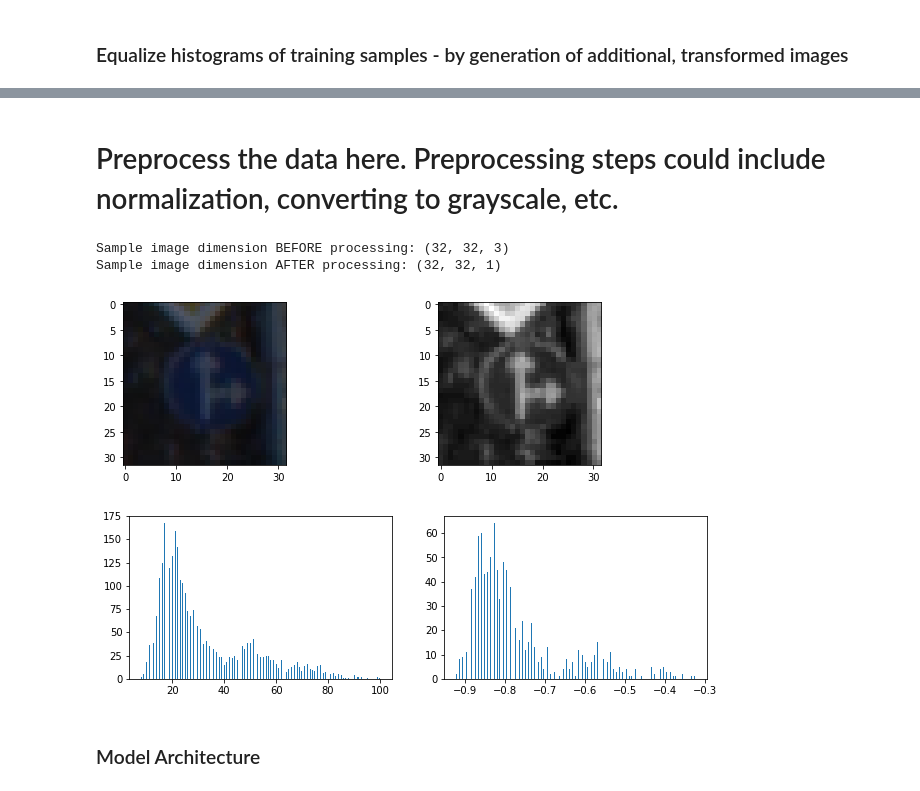
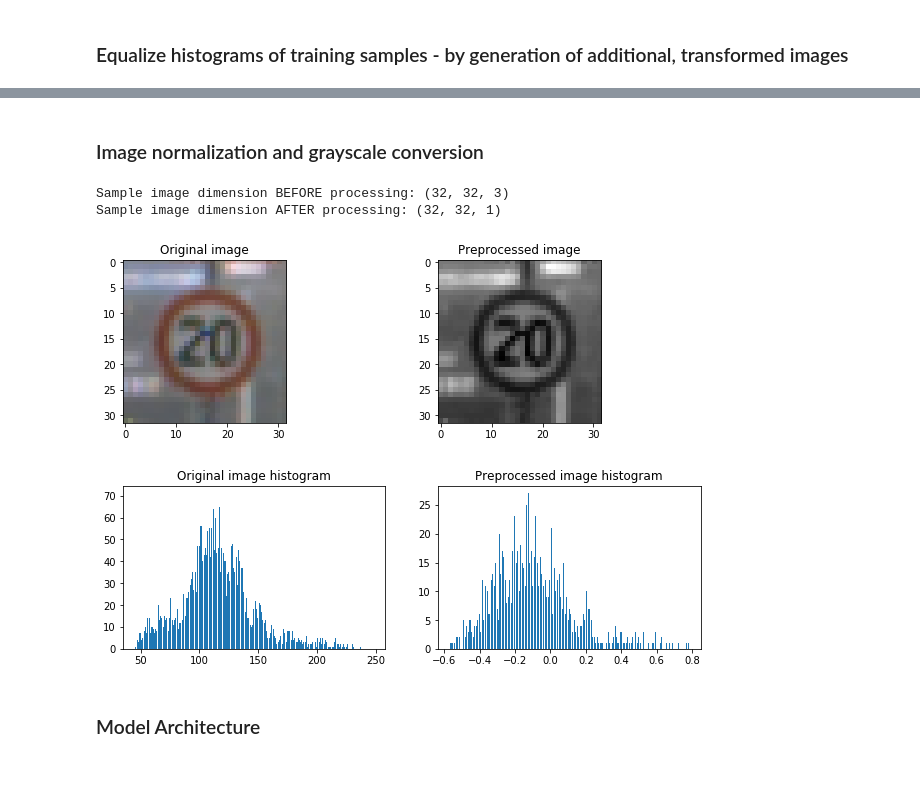
Before and after one commit to tomaszkacmajor/CarND-Traffic-Sign-Classifier-P2, a Jupyter notebook: Traffic_Sign_Classifier.ipynb, the cells around one changed output, grey strips where cells are left out. Drawn from its saved outputs; the diff is of its cells as text; code cells hidden in the pictures.

```diff
--- a/Traffic_Sign_Classifier.ipynb
+++ b/Traffic_Sign_Classifier.ipynb
@@ -108,7 +110,8 @@ def augment_brightness_camera_images(image):
     image1 = cv2.cvtColor(image1,cv2.COLOR_HSV2RGB)
     return image1
 
-def transform_image(img,ang_range,shear_range,trans_range):
+def transform_image(img):
+    ang_range = 25
     ang_rot = np.random.uniform(ang_range)-ang_range/2
     rows,cols,ch = img.shape
     Rot_M = cv2.getRotationMatrix2D((cols/2,rows/2),ang_rot,1)
@@ -138,7 +141,7 @@ def equalize_samples_set(X_set, y_set):
 
         for num in range(labels_no_to_add):
             rand_image = get_random_image_of_given_label(X_set, y_set, label)
-            X_temp.append(transform_image(rand_image, 20,10,5))
+            X_temp.append(transform_image(rand_image))
             y_temp.append(label)
 
         X_set = np.append(X_set, np.array(X_temp), axis=0)
@@ -157,14 +160,16 @@ plt.show()
 
 print("Train set increased from {} to {}".format(n_train,X_train.shape[0]))
 
-
+fig=plt.figure()
+fig.suptitle('Test image to transform', fontsize=16)
 plt.imshow(X_train[1000])
 
 grid_len = 4
-plt.figure(figsize=(grid_len,grid_len))
+fig=plt.figure(figsize=(grid_len,grid_len))
+fig.suptitle('Test images after transformation', fontsize=16)
 
 for i in range(1,grid_len*grid_len+1):
-    image = transform_image(X_train[1000], 20,10,5)
+    image = transform_image(X_train[1000])
     plt.subplot(grid_len,grid_len,i)
     plt.imshow(image)
 # %% [output]
@@ -175,5 +180,5 @@ Train set increased from 34799 to 139148
-# %% [markdown]
-# Preprocess the data here. Preprocessing steps could include normalization, converting to grayscale, etc.
+# %% [markdown]
+### Image normalization and grayscale conversion
 # %%
 import cv2
 import tensorflow as tf
@@ -182,9 +187,6 @@ from tensorflow.contrib.layers import flatten
 def grayscale(img):
     return cv2.cvtColor(img, cv2.COLOR_RGB2GRAY)[:,:,None]
 
-def convert2YUV(img):
-    return cv2.cvtColor(img, cv2.COLOR_RGB2YUV)
-
 def normalize(value):
     return value / 255 * 2 - 1
 
@@ -192,7 +194,6 @@ def preprocess_image(image):
     img = grayscale(image)
     img = normalize(img)
     return img
-
 
 from tqdm import tqdm
 def preprocess_batch(images):
@@ -203,43 +204,50 @@ def preprocess_batch(images):
         imgs[i] = preprocess_image(images[i])
     return imgs
 
 X_train_processed = preprocess_batch(X_train)
 X_valid_processed = preprocess_batch(X_valid)
 X_test_processed = preprocess_batch(X_test)
 
-sample_image = X_train[1000]
-sample_image_processed = grayscale(X_train[1000])
-plt.figure(figsize=(16,3))
-plt.subplot(131)
+no_test_image = 10000
+
+sample_image = X_train[no_test_image]
+sample_image_processed = grayscale(X_train[no_test_image])
+fig=plt.figure(figsize=(16,3))
+sub=plt.subplot(131)
+sub.set_title("Original image")
 plt.imshow(sample_image)
-plt.subplot(132)
+sub=plt.subplot(132)
+sub.set_title("Preprocessed image")
 plt.imshow(sample_image_processed.squeeze(), cmap='gray')
 
 print("Sample image dimension BEFORE processing: {}".format(sample_image.shape))
 print("Sample image dimension AFTER processing: {}".format(sample_image_processed.shape))
 
 image_depth = X_train_processed.shape[3]
 
+sample_image = X_train[no_test_image]
 dim1 = sample_image.shape[0]
 dim2 = sample_image.shape[1]
 dim3 = sample_image.shape[2]
 sample_image_reshaped = np.reshape(sample_image, dim1*dim2*dim3)
 plt.figure(figsize=(16,3))
-plt.subplot(131)
+sub=plt.subplot(131)
+sub.set_title("Original image histogram")
 n, bins, patches = plt.hist(sample_image_reshaped, 255)
 
-sample_image_processed =X_train_processed[1000]
+sample_image_processed = X_train_processed[no_test_image]
 dim1 = sample_image_processed.shape[0]
 dim2 = sample_image_processed.shape[1]
 dim3 = sample_image_processed.shape[2]
 sample_image_processed_reshaped = np.reshape(sample_image_processed, dim1*dim2*dim3)
-plt.subplot(132)
+sub=plt.subplot(132)
+sub.set_title("Preprocessed image histogram")
 n, bins, patches = plt.hist(sample_image_processed_reshaped,255)
 # %% [output]
 Sample image dimension BEFORE processing: (32, 32, 3)
 Sample image dimension AFTER processing: (32, 32, 1)
-[figure, old version]
+[figure, new version]
-[figure, old version]
+[figure, new version]
 # %% [markdown]
 ### Model Architecture
 # %%
```
Also changed, not shown: parts of 10 cells of this notebook, 16 other files.
